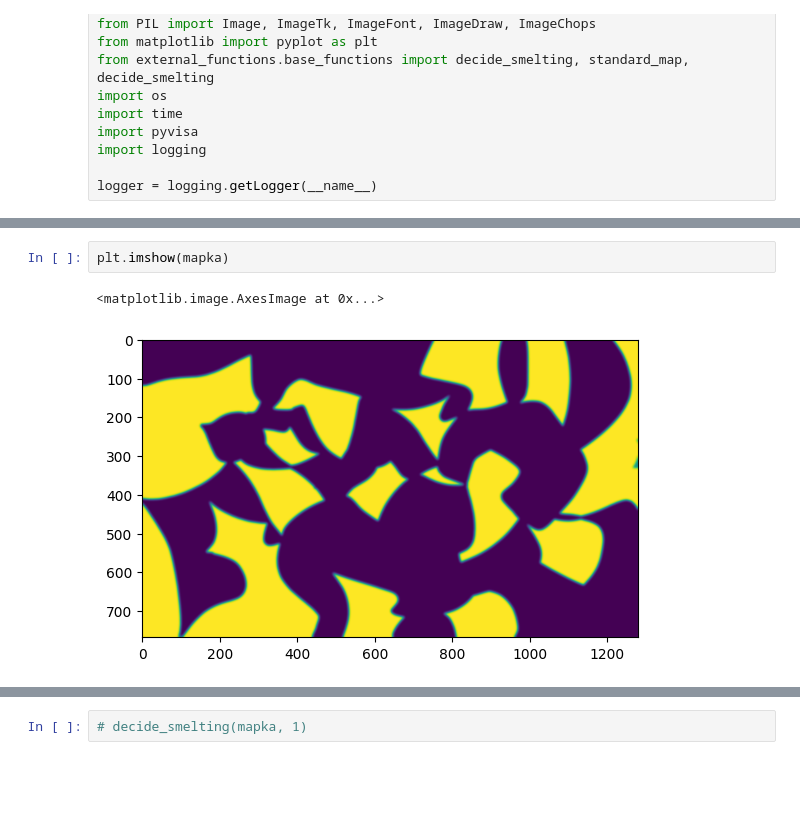
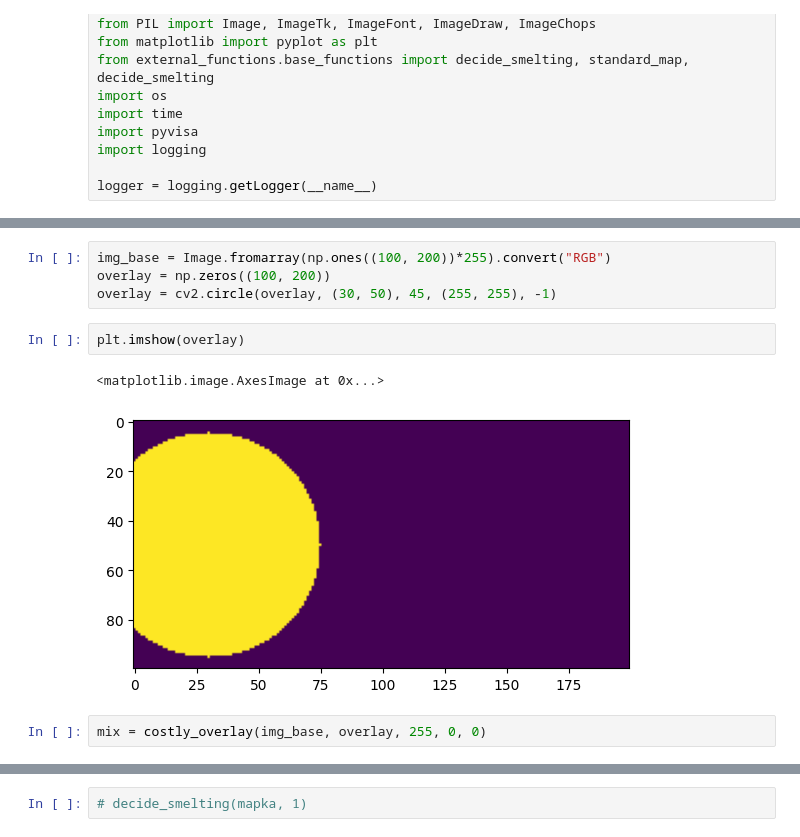
Before and after one commit to pszust/laser_microscope, a Jupyter notebook: tester.ipynb, the cells around one changed output, grey strips where cells are left out. Cells and saved outputs as stored; diff of their text form; blank space fills up the shorter version.

Commit message:
Camera: support for drawing and overlays fix

```diff
--- a/tester.ipynb
+++ b/tester.ipynb
@@ -19,5 +46,11 @@ mapka = standard_map(im_p, im_m)
+# %%
+img_base = Image.fromarray(np.ones((100, 200))*255).convert("RGB")
+overlay = np.zeros((100, 200))
+overlay = cv2.circle(overlay, (30, 50), 45, (255, 255), -1)
 # %%
-plt.imshow(mapka)
+plt.imshow(overlay)
 # %% [output]
 <matplotlib.image.AxesImage at 0x...>
-[figure, old version]
+[figure, new version]
+# %%
+mix = costly_overlay(img_base, overlay, 255, 0, 0)
```
Also changed, not shown: parts of 3 cells of this notebook, 13 other files.
